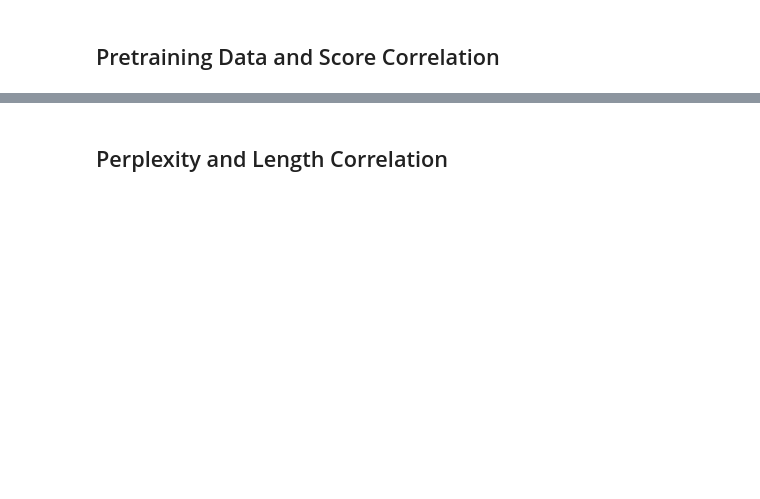
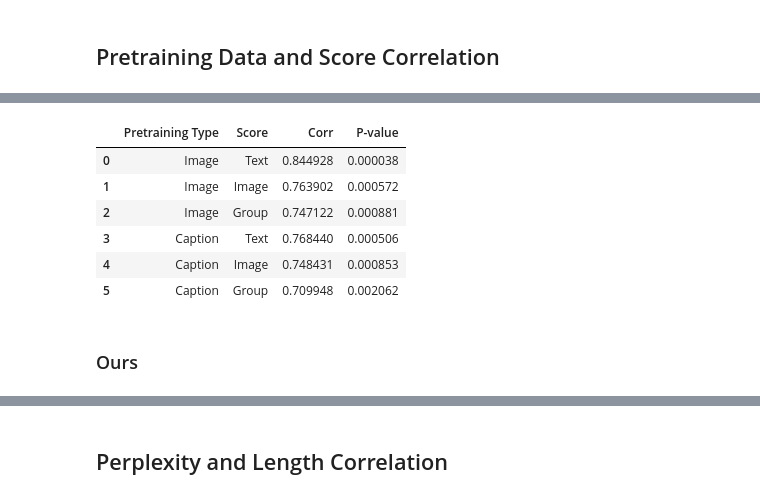
Before and after one commit to juletx/spatial-reasoning, a Jupyter notebook: statistics/winoground_statistics.ipynb, the cells around one changed output, grey strips where cells are left out. Cells and saved outputs as stored; diff of their text form; code cells hidden in the pictures; blank space fills up the shorter version.

```diff
--- a/statistics/winoground_statistics.ipynb
+++ b/statistics/winoground_statistics.ipynb
@@ -829,0 +889,5 @@ print(tabulate(pretrain_table_dict, tablefmt="latex_raw", floatfmt=".2f"))
+# %%
+print("Correlations between pretraining data size and scores (excluding CLIP and FLAVA)")
+pretrain_table_dict = get_pretrain_table_dict(models_baseline_no_outliers)
+bold_pretrain_table_dict = bolden_corr_p_value(pretrain_table_dict)
+print(tabulate(bold_pretrain_table_dict, headers=bold_pretrain_table_dict.keys(), tablefmt="latex_raw", floatfmt=".2f"))
@@ -829,0 +908,12 @@ print(tabulate(pretrain_table_dict, tablefmt="latex_raw", floatfmt=".2f"))
+# %%
+pd.DataFrame(pretrain_table_dict)
+# %% [output]
+|  | Pretraining Type | Score | Corr | P-value |
+| 0 | Image | Text | 0.844928 | 0.000038 |
+| 1 | Image | Image | 0.763902 | 0.000572 |
+| 2 | Image | Group | 0.747122 | 0.000881 |
+| 3 | Caption | Text | 0.768440 | 0.000506 |
+| 4 | Caption | Image | 0.748431 | 0.000853 |
+| 5 | Caption | Group | 0.709948 | 0.002062 |
+# %% [markdown]
+### Ours
```
Also changed, not shown: parts of 33 cells of this notebook.
